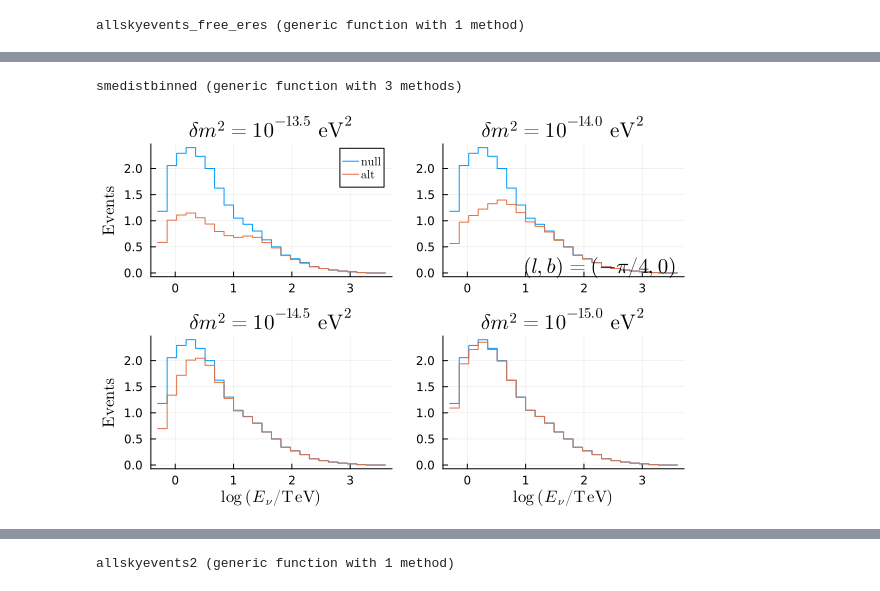
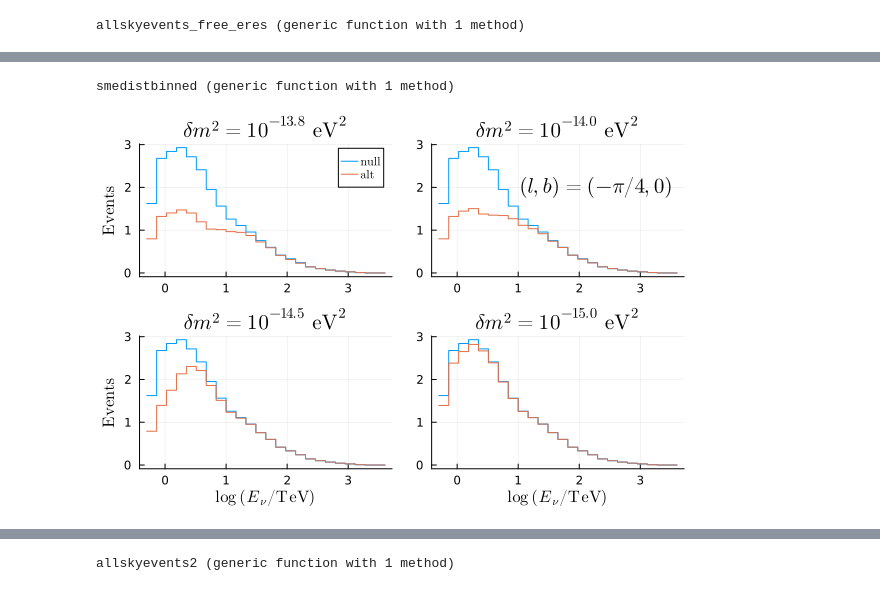
Before and after one commit to mymacd2/pseudo-Dirac-summer-research, a Jupyter notebook: GC_calcs/event_dists_real_eres.ipynb, the cells around one changed output, grey strips where cells are left out. Cells and saved outputs as stored; diff of their text form; code cells hidden in the pictures.

```diff
--- a/GC_calcs/event_dists_real_eres.ipynb
+++ b/GC_calcs/event_dists_real_eres.ipynb
@@ -5,0 +248,11 @@ allskyevents_free_eres (generic function with 1 method)
+# %%
+new_nuweights = zeros(length(bbins), length(lbins))
+new_newarray = zeros(length(bbins), length(lbins))
+for j in 1:length(lbins)-1
+    for i in 1:length(bbins)-1
+        new_nuweights[i, j] = sum(nuweights[:, j, i])
+        new_newarray[i, j] = sum(newarray[:, j, i])
+    end
+end
+
+new_nuweights
@@ -6,7 +312,7 @@ allskyevents_free_eres (generic function with 1 method)
 # %%
 # Getting the true energy resolution matrix
 
-true_eres = readdlm("eres_matrix.dat")
+true_eres = readdlm("gc_data/eres_matrix.dat")
 true_eres[1:25, 175:end] = zeros(25, 26)
 
 true_eres = 10 .^ true_eres
@@ -22,6 +328,6 @@ end
 erestrue = transpose(true_eres)
 
 loges = range(log10(5e-1), log10(4e3), 200)
-du = loges[2] - loges[1]
+du = loges[2] - loges[1];
 
 # eresnorm = (1/0.11711890233208494) # Needed to actually normalize the columns, not precise (might have to go about being more precise here)
@@ -49,0 +528,16 @@ length(rbins)
+# %%
+smearedspacedists = anglesmear_spacedist(7)
+
+skyedistbins = allskyspacedists()
+
+# Create a new 99x199 matrix to store the sums
+smearedlos = zeros(Float64, 99, 199)
+unsmearedlos = zeros(Float64, 99, 199)
+
+# Compute the sum of each 200-length vector and populate the sum_matrix
+for i in 1:99
+    for j in 1:199
+        smearedlos[i, j] = sum(smearedspacedists[i, j])
+        unsmearedlos[i, j] = sum(skyedistbins[i, j])
+    end
+end
@@ -82,55 +788,55 @@ function smedistbinned(dm2, l, b, ϕ₀, γ, θ)
     steps = unbinned_vec .* du .* (10 .^ loges) .* log(10)
     matrix = reshape(steps, (8, :)) # This 8 is the ratio nsteps/nbins
     sums = sum(matrix, dims=1)
-    νbins = vec(sums) * 303.3578031561753 # This factor is to make the total sum over all sky to be 748
+    νbins = vec(sums) * 303.3578031561753 * 0.11355741692030315 # This factor is to make the total sum over all sky to be 748
 end
 # %% [output]
-smedistbinned (generic function with 3 methods)
+smedistbinned (generic function with 1 method)
 # %%
 # Plotting different dm2 values
 
-l0 = -π/4
+l0 = 0
 b0 = 0
 
 nullsmear = smedistbinned(0, l0, b0, 21.8, 2.7, 0.122)
 binned_us = range(log10(5e-1), log10(4e3), 25)
 p135 = plot(
     binned_us,
-    [nullsmear smedistbinned(10^(-13.5), l0, b0, 21.8, 2.7, 0.122)],
+    [nullsmear smedistbinned(10^(-13.8), l0, b0, 21.8, 2.7, 0.122)],
     seriestype=:step,
     ylabel=L"\mathrm{Events}",
-    title=L"\delta m^2 = 10^{-13.5}~\mathrm{eV^2}",
+    title=L"\delta m^2 = 10^{-13.8}~\mathrm{eV^2}",
     label=[L"\mathrm{null}" L"\mathrm{alt}"]
 )
 
 p140 = plot(
     binned_us,
     [nullsmear smedistbinned(10^(-14), l0, b0, 21.8, 2.7, 0.122)],
     seriestype=:step,
     title=L"\delta m^2 = 10^{-14.0}~\mathrm{eV^2}",
     label=false,
-    ann=[(2.3, 0.1, L"(l, b) = (-\pi/4, 0)")]
+    ann=[(2.3, 2.0, L"(l, b) = (-\pi/4, 0)")]
 )
 
 p145 = plot(
     binned_us,
     [nullsmear smedistbinned(10^(-14.5), l0, b0, 21.8, 2.7, 0.122)],
     seriestype=:step,
     xlabel=L"\log~(E_{\nu}/\mathrm{TeV})",
     ylabel=L"\mathrm{Events}",
     title=L"\delta m^2 = 10^{-14.5}~\mathrm{eV^2}",
     label=false
 )
 
 p150 = plot(
     binned_us,
     [nullsmear smedistbinned(10^(-15), l0, b0, 21.8, 2.7, 0.122)],
     seriestype=:step,
     xlabel=L"\log~(E_{\nu}/\mathrm{TeV})",
     title=L"\delta m^2 = 10^{-15.0}~\mathrm{eV^2}",
     label=false
 )
 
 plot(p135, p140, p145, p150, layout=(2, 2))
 # %% [output]
-[figure, old version]
+[figure, new version]
```
Also changed, not shown: parts of 78 cells of this notebook, 37 other files.
